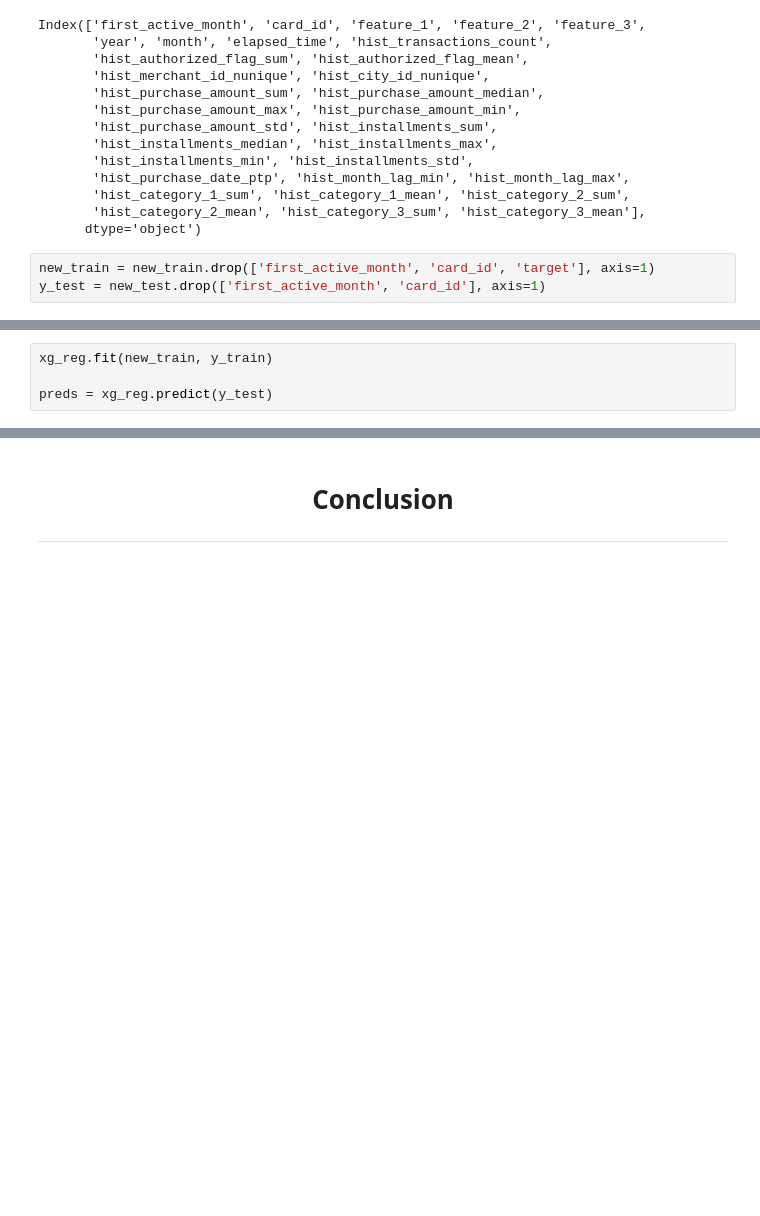
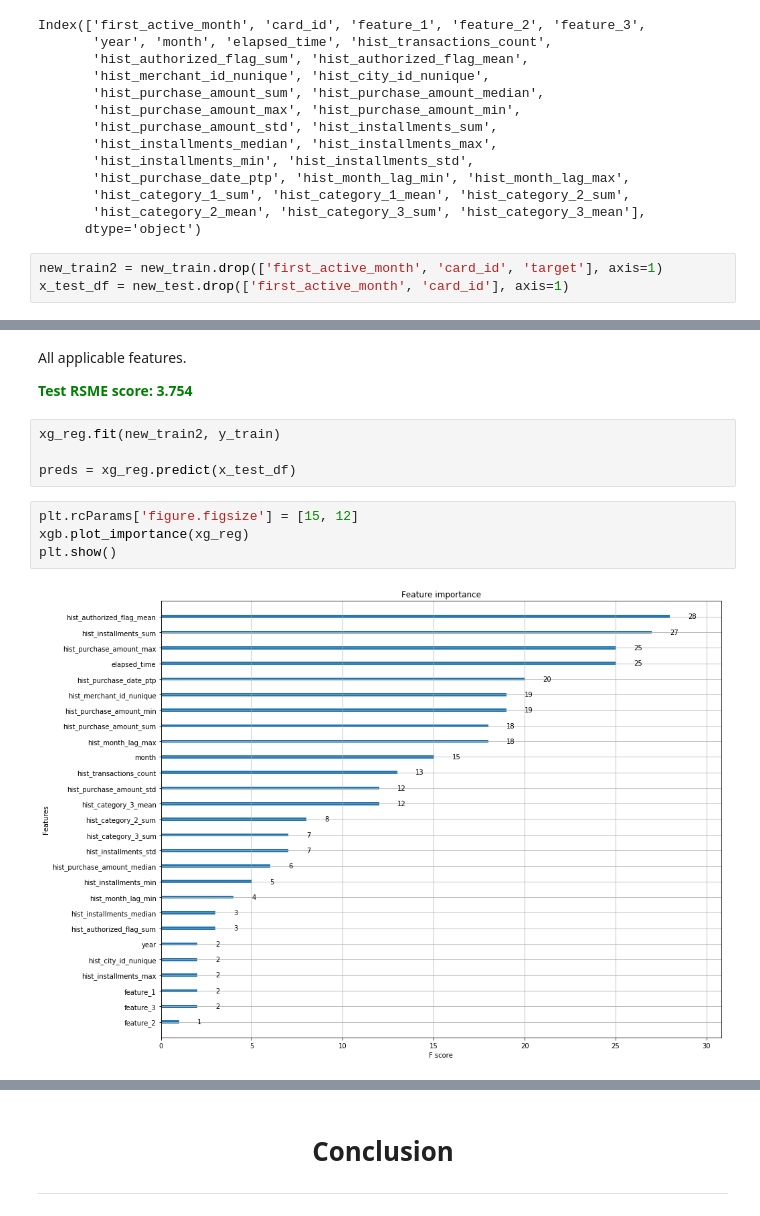
Before and after one commit to ameen-abdelghani/Capstone2_ELO, a Jupyter notebook: Capstone2_Loyalty_Score_Prediction.ipynb, the cells around one changed output, grey strips where cells are left out. Cells and saved outputs as stored; diff of their text form; blank space fills up the shorter version.

```diff
--- a/Capstone2_Loyalty_Score_Prediction.ipynb
+++ b/Capstone2_Loyalty_Score_Prediction.ipynb
@@ -553,5 +560,5 @@ Index(['first_active_month', 'card_id', 'feature_1', 'feature_2', 'feature_3',
        'hist_category_2_mean', 'hist_category_3_sum', 'hist_category_3_mean'],
       dtype='object')
 # %%
-new_train = new_train.drop(['first_active_month', 'card_id', 'target'], axis=1)
-y_test = new_test.drop(['first_active_month', 'card_id'], axis=1)
+new_train2 = new_train.drop(['first_active_month', 'card_id', 'target'], axis=1)
+x_test_df = new_test.drop(['first_active_month', 'card_id'], axis=1)
@@ -588,4 +591,14 @@ cv_results_all.tail(1)
+# %% [markdown]
+All applicable features.
+
+<font color=green>**Test RSME score: 3.754**</font>
 # %%
-xg_reg.fit(new_train, y_train)
+xg_reg.fit(new_train2, y_train)
 
-preds = xg_reg.predict(y_test)
+preds = xg_reg.predict(x_test_df)
+# %%
+plt.rcParams['figure.figsize'] = [15, 12]
+xgb.plot_importance(xg_reg)
+plt.show()
+# %% [output]
+[figure, added]
```
Also changed, not shown: parts of 48 cells of this notebook.
